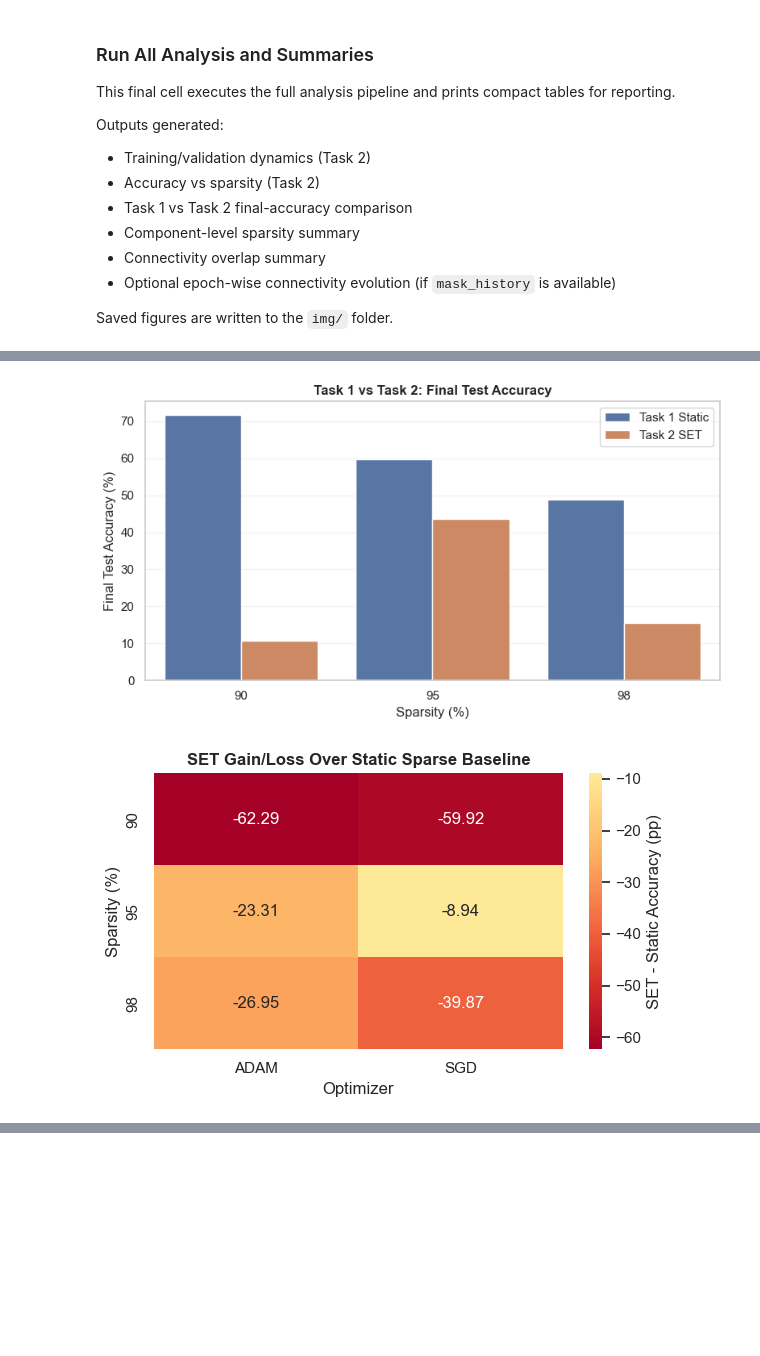
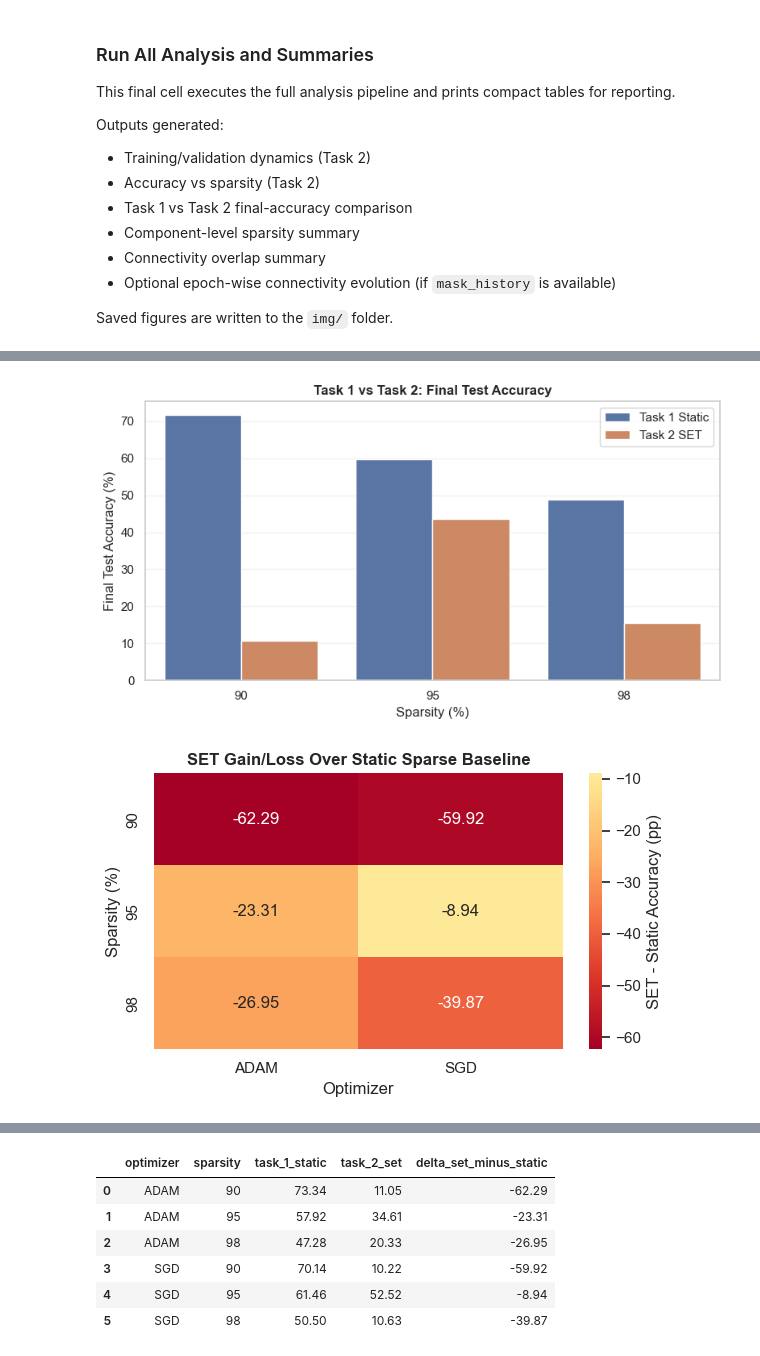
Before and after one commit to ammylin/ECE685D_Final_Project, a Jupyter notebook: 01_task_2.ipynb, the cells around one changed output, grey strips where cells are left out. Saved outputs shown, nothing was run; the diff lists cells and outputs as text; code cells hidden in the pictures; blank space fills up the shorter version.

```diff
--- a/01_task_2.ipynb
+++ b/01_task_2.ipynb
@@ -960,78 +960,26 @@ Outputs generated:
 
 Saved figures are written to the `img/` folder.
 # %%
-import gc
+plot_training_and_validation(results_task_2, task_label="Task 2 (SET)")
 
-# Chunk 1: Training dynamics
-print("=" * 60)
-print("CHUNK 1: Training Dynamics Visualization")
-print("=" * 60)
-try:
-    plot_training_and_validation(results_task_2, task_label="Task 2 (SET)")
-    gc.collect()
-    print("✓ Training dynamics completed")
-except Exception as e:
-    print(f"✗ Training dynamics failed: {e}")
+task2_summary = plot_accuracy_vs_sparsity(results_task_2, task_label="Task 2 (SET)")
+comparison_df = compare_task1_vs_task2(results_task_1, results_task_2)
 
-# Chunk 2: Accuracy summaries
-print("\n" + "=" * 60)
-print("CHUNK 2: Accuracy Analysis")
-print("=" * 60)
-try:
-    task2_summary = plot_accuracy_vs_sparsity(results_task_2, task_label="Task 2 (SET)")
-    gc.collect()
-    print("✓ Task 2 accuracy plot completed")
-except Exception as e:
-    print(f"✗ Task 2 accuracy plot failed: {e}")
-    task2_summary = None
+layer_df_task1 = build_layer_sparsity_table(
+    results_task_1, method_label="Task 1 Static"
+)
+layer_df_task2 = build_layer_sparsity_table(results_task_2, method_label="Task 2 SET")
+layer_df_all = pd.concat([layer_df_task1, layer_df_task2], ignore_index=True)
+component_df = component_summary(layer_df_all)
+plot_component_sparsity(component_df)
 
-try:
-    comparison_df = compare_task1_vs_task2(results_task_1, results_task_2)
-    gc.collect()
-    print("✓ Task comparison completed")
-except Exception as e:
-    print(f"✗ Task comparison failed: {e}")
-    comparison_df = None
+_, connectivity_overall_df = connectivity_overlap_task1_vs_task2(
+    results_task_1, results_task_2
+)
+plot_connectivity_overlap(connectivity_overall_df)
 
-# Chunk 3: Component sparsity
-print("\n" + "=" * 60)
-print("CHUNK 3: Component Sparsity Analysis")
-print("=" * 60)
-try:
-    layer_df_task1 = build_layer_sparsity_table(
-        results_task_1, method_label="Task 1 Static"
-    )
-    layer_df_task2 = build_layer_sparsity_table(
-        results_task_2, method_label="Task 2 SET"
-    )
-    layer_df_all = pd.concat([layer_df_task1, layer_df_task2], ignore_index=True)
-    component_df = component_summary(layer_df_all)
-    plot_component_sparsity(component_df)
-    gc.collect()
-    print("✓ Component sparsity analysis completed")
-except Exception as e:
-    print(f"✗ Component sparsity analysis failed: {e}")
-    component_df = pd.DataFrame()
-
-# Chunk 4: Connectivity overlap
-print("\n" + "=" * 60)
-print("CHUNK 4: Connectivity Overlap Analysis")
-print("=" * 60)
-try:
-    _, connectivity_overall_df = connectivity_overlap_task1_vs_task2(
-        results_task_1, results_task_2
-    )
-    plot_connectivity_overlap(connectivity_overall_df)
-    gc.collect()
-    print("✓ Connectivity overlap analysis completed")
-except Exception as e:
-    print(f"✗ Connectivity overlap analysis failed: {e}")
-    connectivity_overall_df = pd.DataFrame()
-
-# Chunk 5: Summary tables
-print("\n" + "=" * 60)
-print("CHUNK 5: Summary Tables")
-print("=" * 60)
+evolution_df = analyze_mask_history_evolution(results_task_2)
+plot_mask_history_evolution(evolution_df)
 
 if task2_summary is not None:
     print("\nTask 2 final accuracy summary:")
@@ -1055,7 +1003,7 @@ if not connectivity_overall_df.empty:
     print("\nConnectivity overlap summary (Task 1 vs Task 2):")
     display(connectivity_overall_df)
 
-print("\n" + "=" * 60)
-print("Analysis pipeline completed")
-print("=" * 60)
+if not evolution_df.empty:
+    print("\nEpoch-wise connectivity evolution summary:")
+    display(evolution_df)
 # %% [output]
@@ -1076,0 +1025,7 @@ CHUNK 2: Accuracy Analysis
+|  | optimizer | sparsity | task_1_static | task_2_set | delta_set_minus_static |
+| 0 | ADAM | 90 | 73.34 | 11.05 | -62.29 |
+| 1 | ADAM | 95 | 57.92 | 34.61 | -23.31 |
+| 2 | ADAM | 98 | 47.28 | 20.33 | -26.95 |
+| 3 | SGD | 90 | 70.14 | 10.22 | -59.92 |
+| 4 | SGD | 95 | 61.46 | 52.52 | -8.94 |
+| 5 | SGD | 98 | 50.50 | 10.63 | -39.87 |
```
Also changed, not shown: parts of 2 cells of this notebook.
